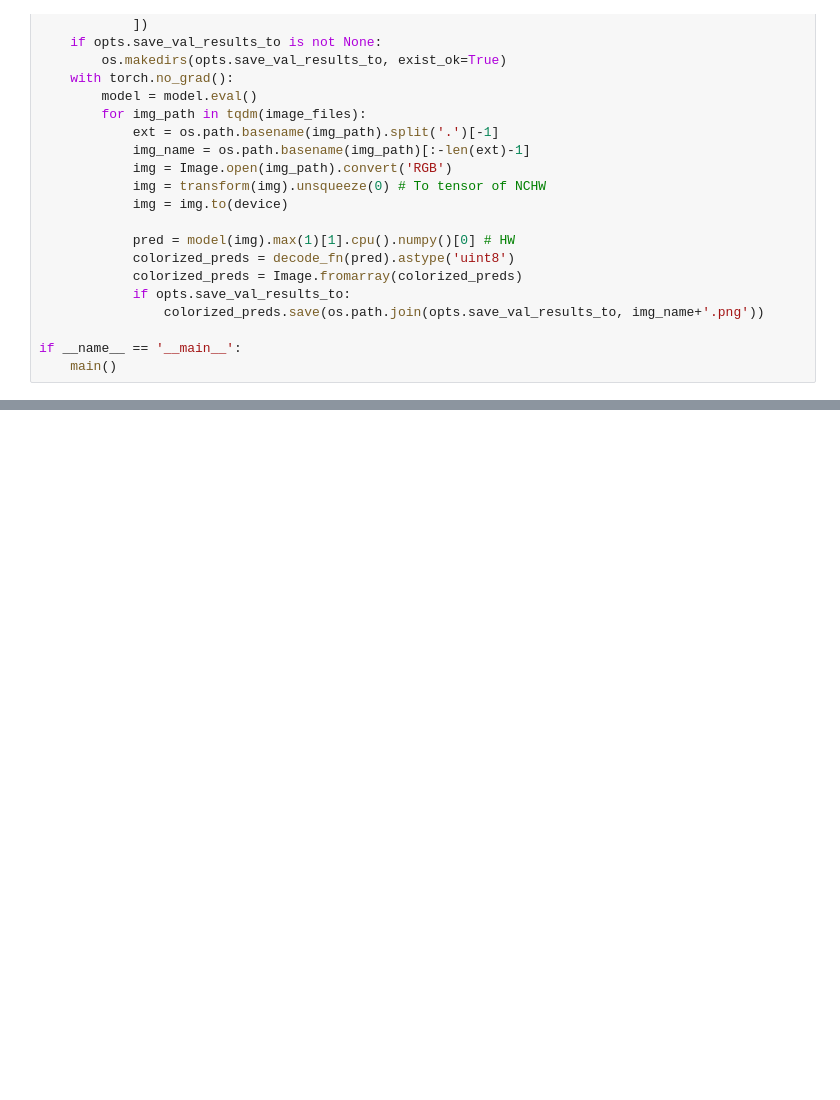
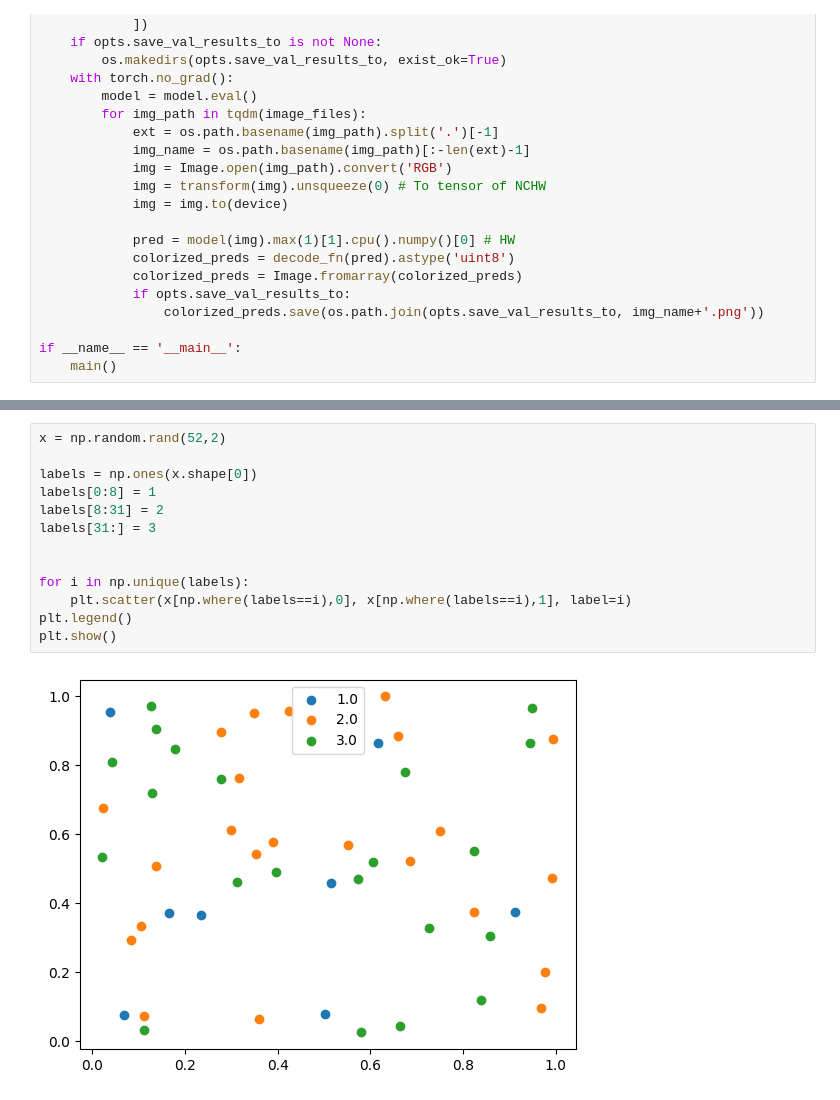
Before and after one commit to shihaowenqw/DeeplabV3plusRoad_Segmentation, a Jupyter notebook: RoadSegmentation.ipynb, the cells around one changed output, grey strips where cells are left out. Cells and saved outputs as stored; diff of their text form; blank space fills up the shorter version.

```diff
--- a/RoadSegmentation.ipynb
+++ b/RoadSegmentation.ipynb
@@ -236,0 +246,15 @@ if __name__ == '__main__':
+# %%
+x = np.random.rand(52,2)
+
+labels = np.ones(x.shape[0])
+labels[0:8] = 1
+labels[8:31] = 2
+labels[31:] = 3
+
+
+for i in np.unique(labels):
+    plt.scatter(x[np.where(labels==i),0], x[np.where(labels==i),1], label=i)
+plt.legend()
+plt.show()
+# %% [output]
+[figure, added]
```
Also changed, not shown: parts of 4 cells of this notebook.
